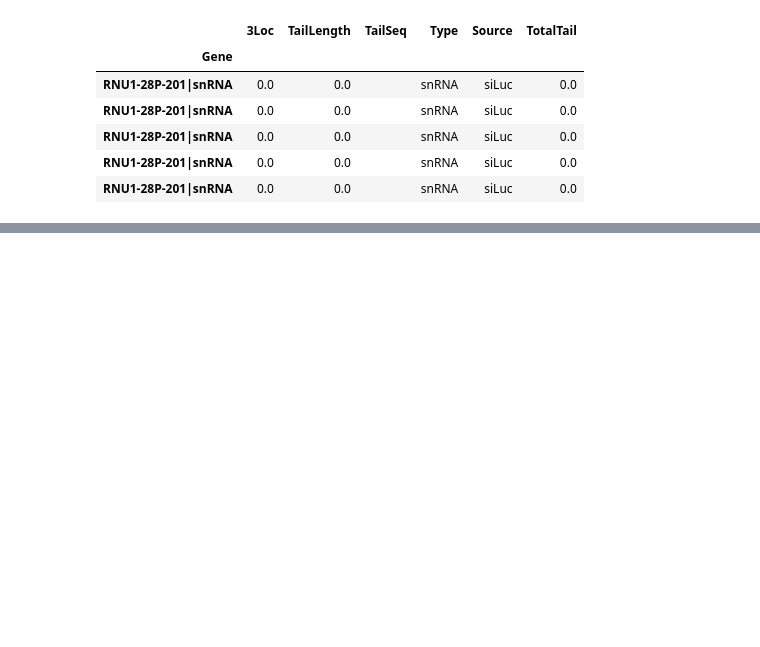
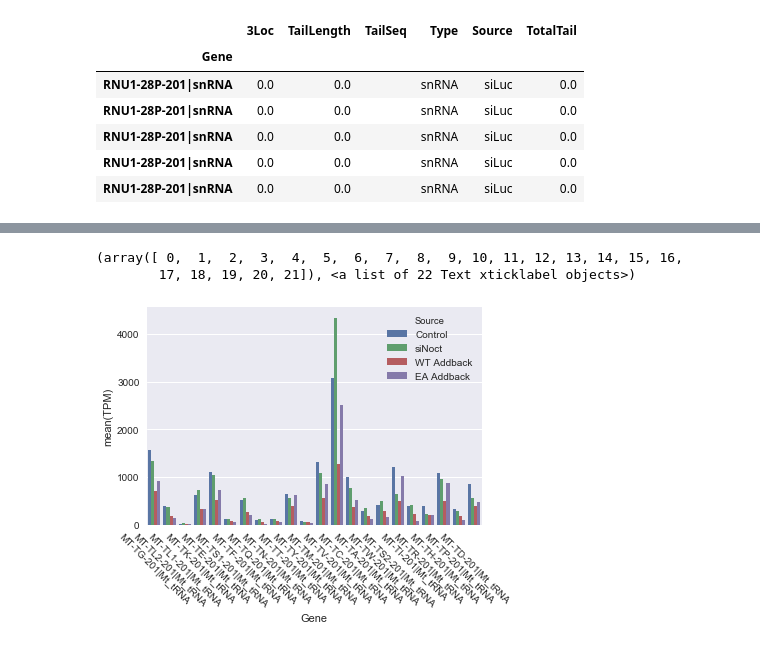
Before and after one commit to TimNicholsonShaw/AnOThER-Seq, a Jupyter notebook: notebooks/nocturnin.ipynb, the cells around one changed output, grey strips where cells are left out. Cells and saved outputs as stored; diff of their text form; code cells hidden in the pictures; blank space fills up the shorter version.

```diff
--- a/notebooks/nocturnin.ipynb
+++ b/notebooks/nocturnin.ipynb
@@ -18,7 +18,7 @@ import numpy as np
 #read tail files into a pd dataframe
 import imp
 imp.reload(tools)
-folderLoc = "/Users/Lykke-AndersenLab/Dropbox/NoctData/"
+folderLoc = "C:\\Users\\tlsha\\Dropbox\\NoctData\\"
 controlName = "siLuc.tails"
 KDname = "siNoct.tails"
 WTname = "NoctWT.tails"
@@ -91,3 +91,25 @@ Filtered: 779416
 | RNU1-28P-201|snRNA | 0.0 | 0.0 |  | snRNA | siLuc | 0.0 |
 | RNU1-28P-201|snRNA | 0.0 | 0.0 |  | snRNA | siLuc | 0.0 |
 | RNU1-28P-201|snRNA | 0.0 | 0.0 |  | snRNA | siLuc | 0.0 |
+# %%
+def TPMmaker(df, source, totalReads):
+    df = df.set_index('Gene')
+    df.head()
+    names = set(df.index)
+    out = []
+    # 'Gene', 'Source', 'Count', 'TPM'
+    i = 0
+    for name in names:
+        if i%100 ==0: print(i/len(names))
+        i+=1
+        out.append([name,
+                    source,
+                    len(df.loc[[name]]),
+                    len(df.loc[[name]])/(totalReads/1000000)])
+    return pd.DataFrame(out, columns = ["Gene",'Source','Count','TPM'])
+
+TPM = pd.concat([TPMmaker(filtControl,"Control",len(control)),
+           TPMmaker(filtKD, "siNoct", len(knockdown)),
+           TPMmaker(filtWT,"WT Addback",len(WTaddback)),
+           TPMmaker(filtEA, "EA Addback", len(EAaddback))],
+          ignore_index=True)
@@ -94,3 +134,16 @@ Filtered: 779416
+# %%
+temp = TPM.reset_index()
+temp = temp[temp['Gene'].str.contains("Mt_tRNA")]
+x = ["A","B","C","D"]
+sns.barplot(x="Gene",y="TPM",data=temp.reset_index(),hue="Source")
+
+plt.xticks(rotation=-45)
+
+#TPM[TPM['Source']=='WT Addback']
+# %% [output]
+(array([ 0,  1,  2,  3,  4,  5,  6,  7,  8,  9, 10, 11, 12, 13, 14, 15, 16,
+        17, 18, 19, 20, 21]), <a list of 22 Text xticklabel objects>)
+[figure, added]
 # %%
 values = filtControl['Type'].value_counts()
 df1=pd.DataFrame(data=values)
```
Also changed, not shown: parts of 3 cells of this notebook.
